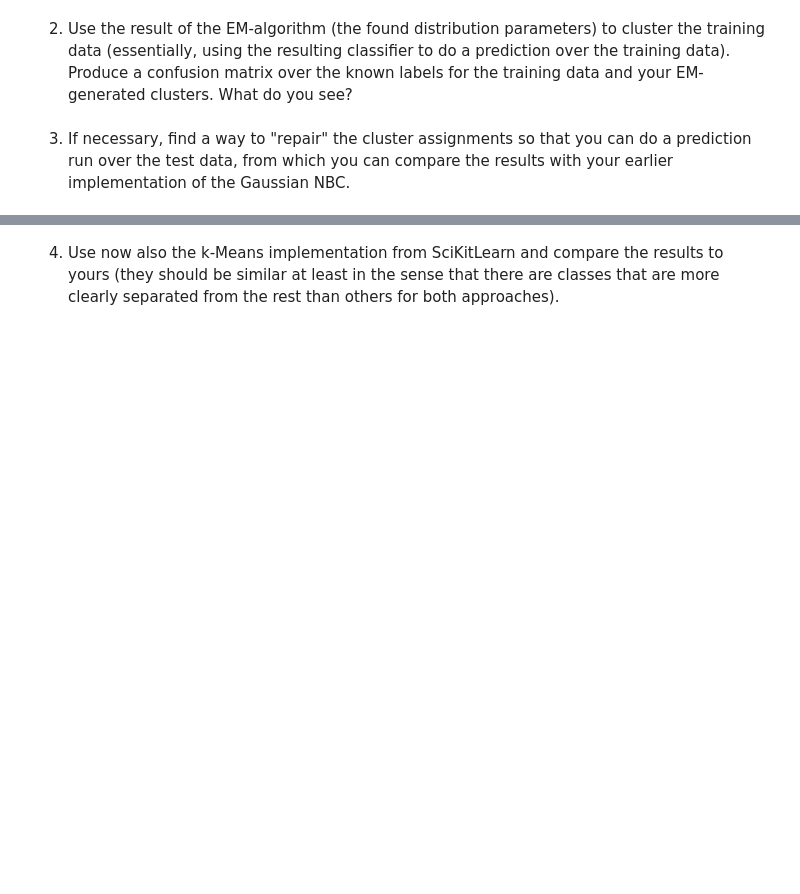
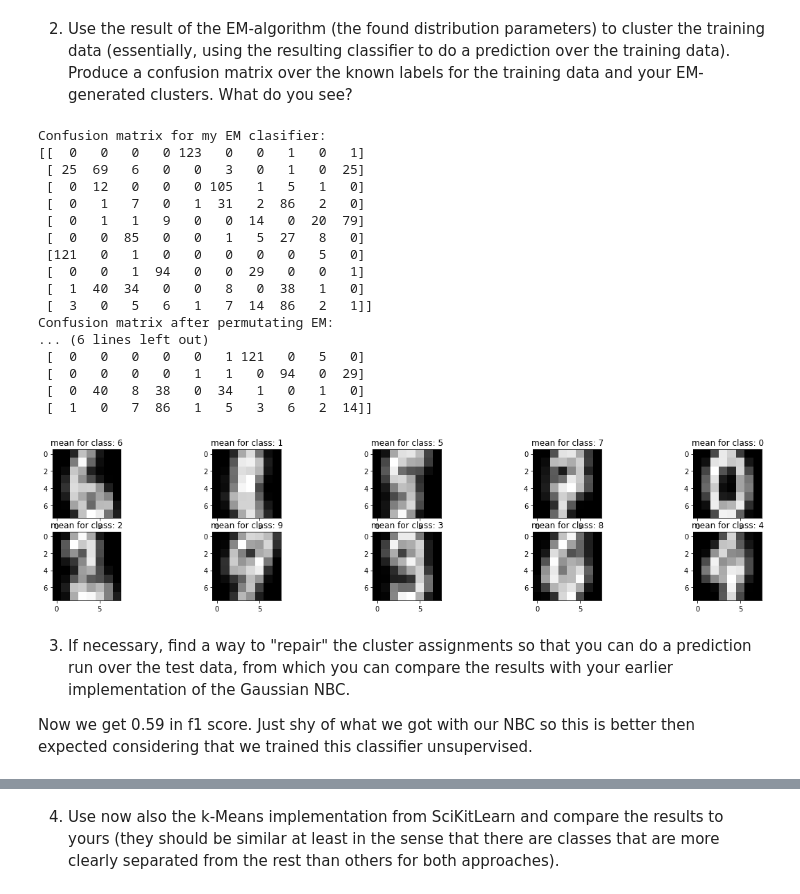
Before and after one commit to samuellundberg/EDAN95, a Jupyter notebook: lab6/lab6.ipynb, the cells around one changed output, grey strips where cells are left out. Drawn from its saved outputs; the diff is of its cells as text; code cells hidden in the pictures; blank space fills up the shorter version.

```diff
--- a/lab6/lab6.ipynb
+++ b/lab6/lab6.ipynb
@@ -184,4 +182,57 @@ np.min(X)
 # %% [markdown]
 2. Use the result of the EM-algorithm (the found distribution parameters) to cluster the training data (essentially, using the resulting classifier to do a prediction over the training data). Produce a confusion matrix over the known labels for the training data and your EM-generated clusters. What do you see?
+# %%
+# Sannolikhet för xi tillhöra respektive klass
+X = data_1_train
+M = np.mean(X)
+S = np.std(X)
+X = (X - M) / S
+
+Prob = np.zeros([N, K])
+# I have this computed already for this data but should be cheep
+for n in range(N):
+    for k in range(K):
+        for p in range(n_pix):
+            partial = np.log(np.exp(-(X[n, p]- Mu[k, p])**2 / (2 * Sigma2[k, p])) / np.sqrt(2 * np.pi * Sigma2[k, p]))
+            Prob[n, k] += partial
+
+# Problem since the klasses are not sorted
+y_pred = np.argmax(Prob, 1)
+l = [6,1,5,7,0,2,9,3,8,4]
+y_prm = np.zeros(N)
+for idx, y in enumerate(y_pred):
+    y_prm[idx] = l[y]
+
+
+from sklearn import metrics
+print("Confusion matrix for my EM clasifier:\n%s" % metrics.confusion_matrix(labels_1_train, y_pred))
+print("Confusion matrix after permutating EM:\n%s" % metrics.confusion_matrix(labels_1_train, y_prm))
+
+plt.figure(figsize=(20,4))
+for k in range(K):
+    plt.subplot(2, 5, k + 1)
+    plt.imshow(np.reshape(Mu[k], (8,8)), cmap=plt.cm.gray)
+    plt.title('mean for class: {}'.format(l[k], fontsize = 15))
+# %% [output]
+Confusion matrix for my EM clasifier:
+[[  0   0   0   0 123   0   0   1   0   1]
+ [ 25  69   6   0   0   3   0   1   0  25]
+ [  0  12   0   0   0 105   1   5   1   0]
+ [  0   1   7   0   1  31   2  86   2   0]
+ [  0   1   1   9   0   0  14   0  20  79]
+ [  0   0  85   0   0   1   5  27   8   0]
+ [121   0   1   0   0   0   0   0   5   0]
+ [  0   0   1  94   0   0  29   0   0   1]
+ [  1  40  34   0   0   8   0  38   1   0]
+ [  3   0   5   6   1   7  14  86   2   1]]
+Confusion matrix after permutating EM:
+... (6 lines left out)
+ [  0   0   0   0   0   1 121   0   5   0]
+ [  0   0   0   0   1   1   0  94   0  29]
+ [  0  40   8  38   0  34   1   0   1   0]
+ [  1   0   7  86   1   5   3   6   2  14]]
+[figure, added]
 # %% [markdown]
 3. If necessary, find a way to "repair" the cluster assignments so that you can do a prediction run over the test data, from which you can compare the results with your earlier implementation of the Gaussian NBC.
+
+Now we get 0.59 in f1 score. Just shy of what we got with our NBC so this is better then expected considering that we trained this classifier unsupervised.
```
Also changed, not shown: parts of 7 cells of this notebook, 1 other file.
